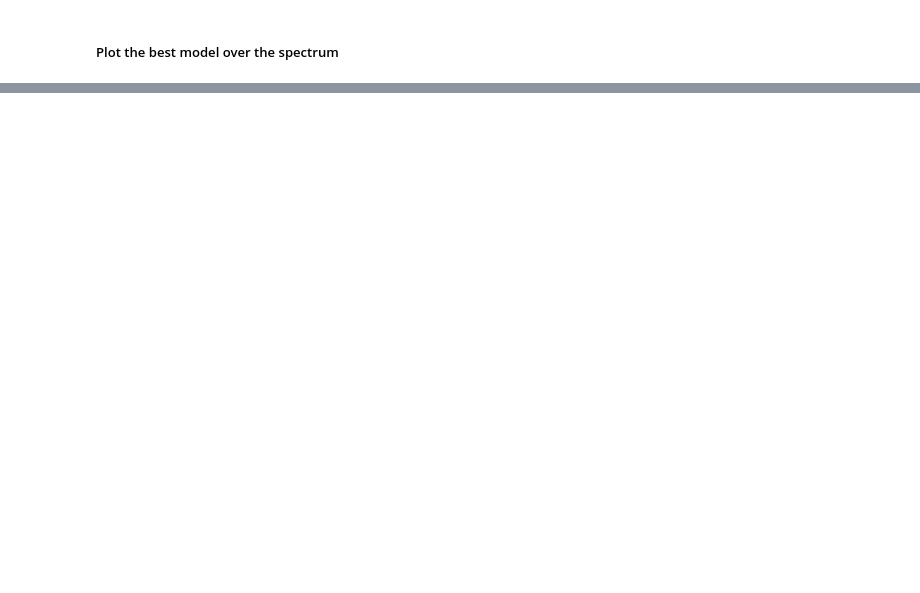
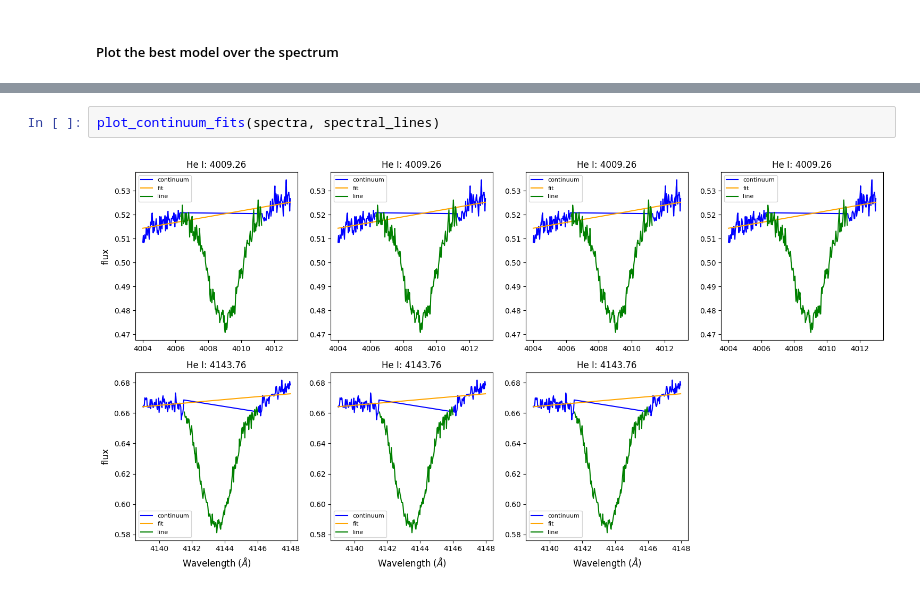
Before and after one commit to LvV210/MasterProject, a Jupyter notebook: ModelFitting/model_fit.ipynb, the cells around one changed output, grey strips where cells are left out. Drawn from its saved outputs; the diff is of its cells as text; blank space fills up the shorter version.

```diff
--- a/ModelFitting/model_fit.ipynb
+++ b/ModelFitting/model_fit.ipynb
@@ -513,0 +693,4 @@ plot_best_model(spectra, models, spectral_lines, min(chi2, key=chi2.get), np.mea
+# %%
+plot_continuum_fits(spectra, spectral_lines)
+# %% [output]
+[figure, added]
```
Also changed, not shown: parts of 12 cells of this notebook, 13 other files.
